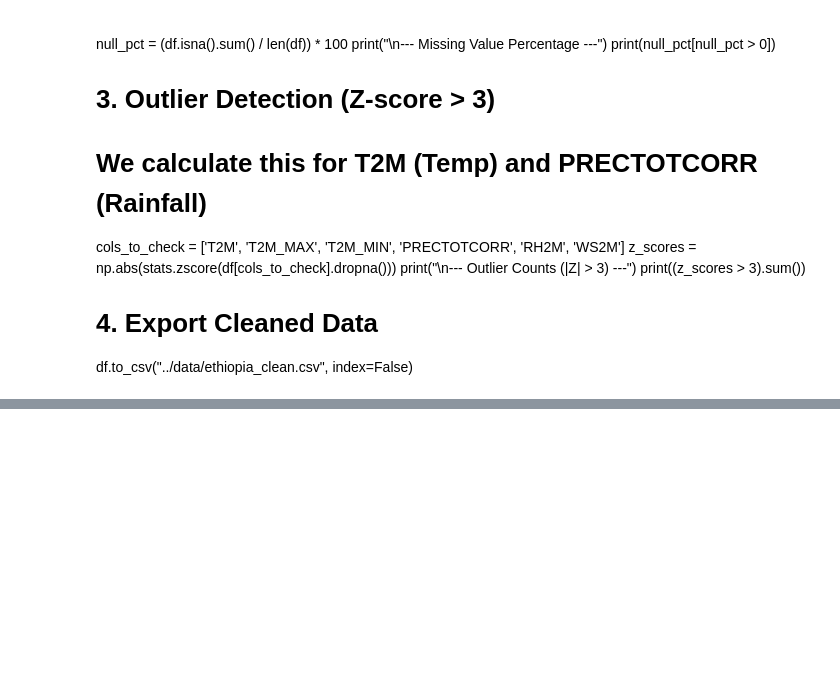
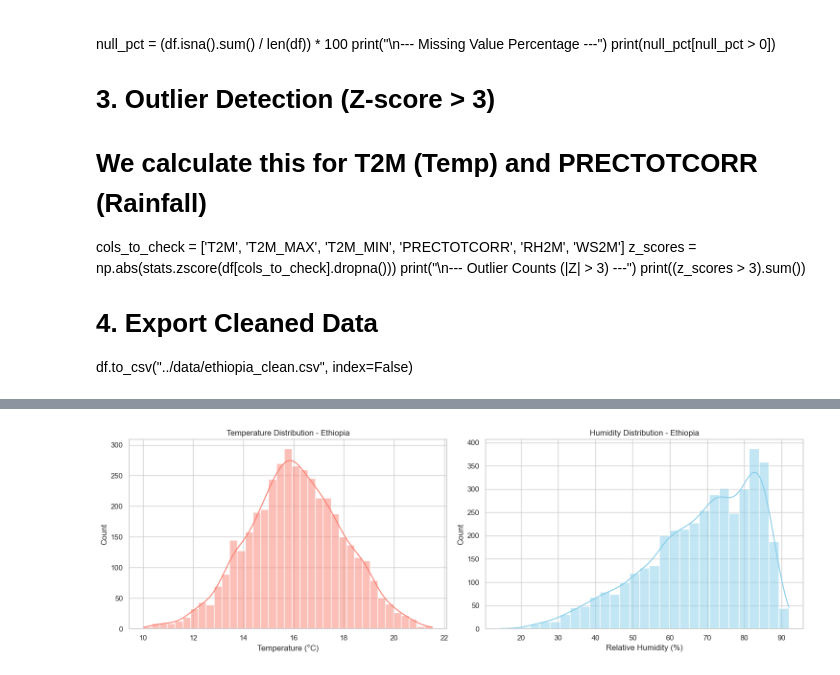
Before and after one commit to KetimTesfaye/-climate-challenge-week0, a Jupyter notebook: notebooks/ethiopia_eda.ipynb, the cells around one changed output, grey strips where cells are left out. Cells and saved outputs as stored; diff of their text form; code cells hidden in the pictures; blank space fills up the shorter version.

Commit message:
feat: complete distribution plots and bubble chart for EDA

```diff
--- a/notebooks/ethiopia_eda.ipynb
+++ b/notebooks/ethiopia_eda.ipynb
@@ -42,0 +103,26 @@ df.to_csv("../data/ethiopia_clean.csv", index=False)
+# %%
+import matplotlib.pyplot as plt
+import seaborn as sns
+
+# Set the style
+sns.set_theme(style="whitegrid")
+
+# Create a figure for distributions
+plt.figure(figsize=(15, 5))
+
+# Plot 1: Temperature Distribution
+plt.subplot(1, 2, 1)
+sns.histplot(df['T2M'], kde=True, color='salmon')
+plt.title(f'Temperature Distribution - {df["Country"].iloc[0]}')
+plt.xlabel('Temperature (°C)')
+
+# Plot 2: Humidity Distribution
+plt.subplot(1, 2, 2)
+sns.histplot(df['RH2M'], kde=True, color='skyblue')
+plt.title(f'Humidity Distribution - {df["Country"].iloc[0]}')
+plt.xlabel('Relative Humidity (%)')
+
+plt.tight_layout()
+plt.show()
+# %% [output]
+[figure, added]
```
Also changed, not shown: parts of 3 cells of this notebook, 2 other files.
